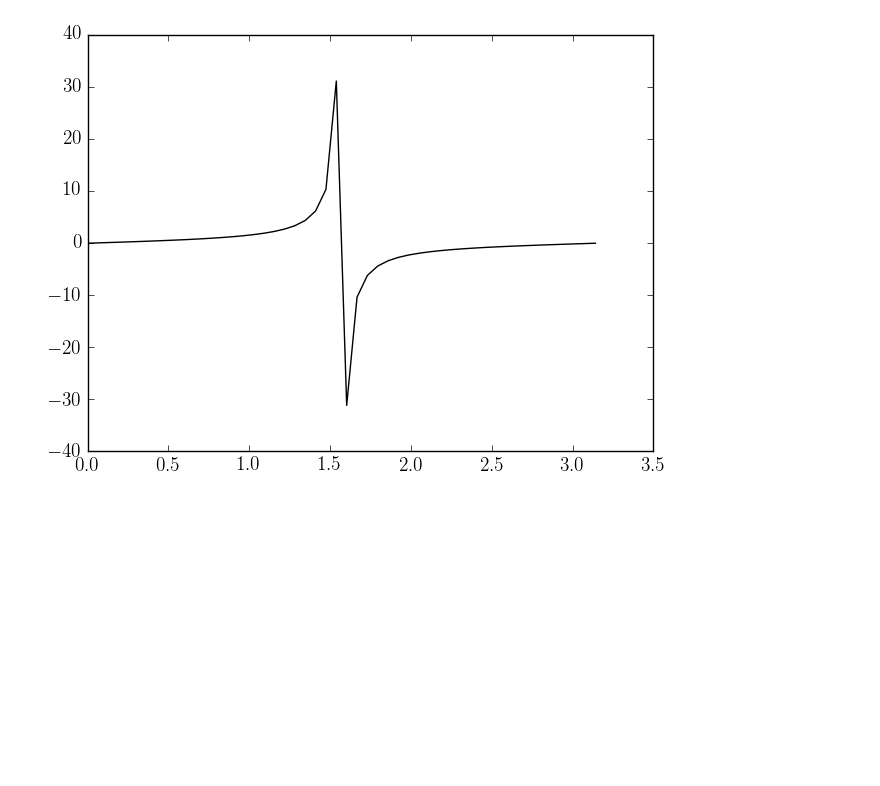
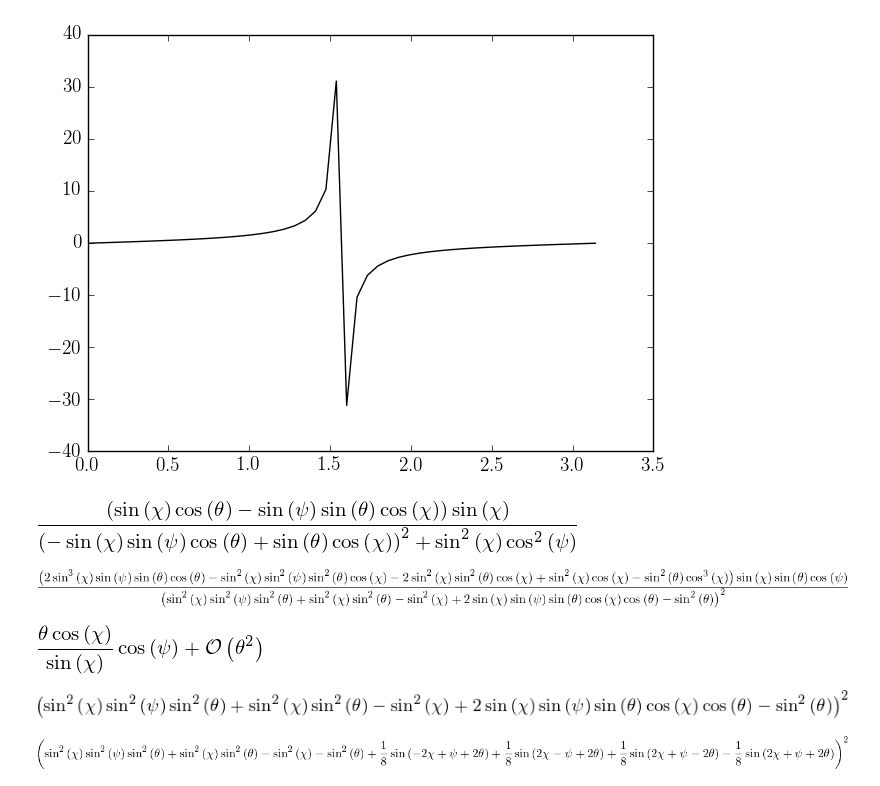
Before and after one commit to GregoryAshton/neutron_star_modelling, a Jupyter notebook: SpindownRate/Investigations.ipynb, the cells around one changed output. Saved outputs shown, nothing was run; the diff lists cells and outputs as text; code cells hidden in the pictures; blank space fills up the shorter version.

```diff
--- a/SpindownRate/Investigations.ipynb
+++ b/SpindownRate/Investigations.ipynb
@@ -381,3 +421,32 @@ plt.plot(x, np.sin(x)/np.cos(x))
 plt.show()
 # %% [output]
 [figure]
+# %%
+from sympy import *
+init_printing()
+theta, psi, chi = symbols('theta psi chi')
+
+f = sin(chi) * (cos(theta)*sin(chi) - sin(psi)*sin(theta) * cos(chi))/(
+    (sin(theta)*cos(chi) - cos(theta)*sin(psi)*sin(chi))**2 + (cos(psi) * sin(chi))**2)
+
+f
+# %% [output]
+[figure, added]
+# %%
+dfdp = diff(f, psi).trigsimp().powsimp()
+dfdp
+# %% [output]
+[figure, added]
+# %%
+series(dfdp, theta, n=2)
+# %% [output]
+[figure, added]
+# %%
+_, b = dfdp.as_numer_denom()
+b
+# %% [output]
+[figure, added]
+# %%
+b.simplify()
+# %% [output]
+[figure, added]
```
Also changed, not shown: parts of 4 cells of this notebook, 3 other files.
